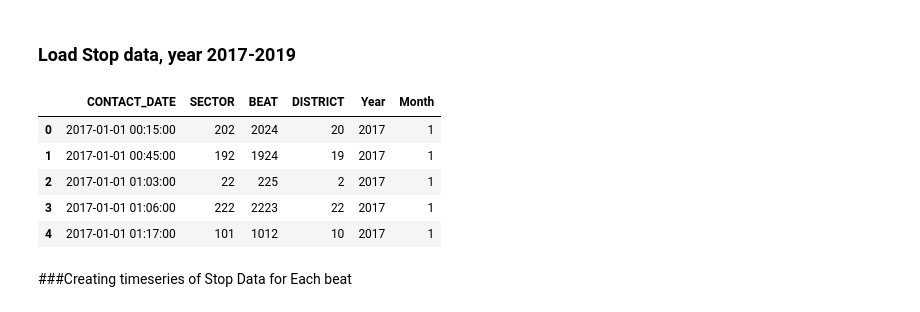
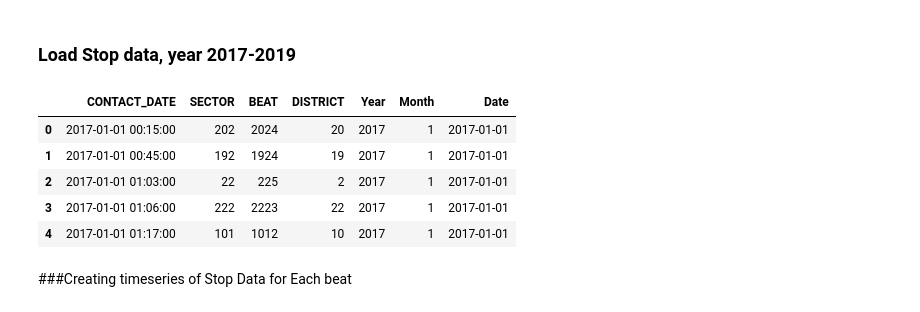
Before and after one commit to Tasfia48/Predictive_Policing, a Jupyter notebook: Stop_and_Crime_Data_beatwise_analysis.ipynb, the cells around one changed output. Drawn from its saved outputs; the diff is of its cells as text; code cells hidden in the pictures.

```diff
--- a/Stop_and_Crime_Data_beatwise_analysis.ipynb
+++ b/Stop_and_Crime_Data_beatwise_analysis.ipynb
@@ -24,11 +51,13 @@ df = pd.read_csv('/content/drive/My Drive/CPD/Stop Data/StopData(2017-2019).csv'
 # %%
 df['CONTACT_DATE']=pd.to_datetime(df['CONTACT_DATE'])
 df= df[['CONTACT_DATE','SECTOR','BEAT','DISTRICT','Year',	'Month']]
+df['Date'] = df['CONTACT_DATE'].dt.date
+df['Date']=pd.to_datetime(df['Date'])
 df.head()
 # %% [output]
-|  | CONTACT_DATE | SECTOR | BEAT | DISTRICT | Year | Month |
-| 0 | 2017-01-01 00:15:00 | 202 | 2024 | 20 | 2017 | 1 |
-| 1 | 2017-01-01 00:45:00 | 192 | 1924 | 19 | 2017 | 1 |
-| 2 | 2017-01-01 01:03:00 | 22 | 225 | 2 | 2017 | 1 |
-| 3 | 2017-01-01 01:06:00 | 222 | 2223 | 22 | 2017 | 1 |
-| 4 | 2017-01-01 01:17:00 | 101 | 1012 | 10 | 2017 | 1 |
+|  | CONTACT_DATE | SECTOR | BEAT | DISTRICT | Year | Month | Date |
+| 0 | 2017-01-01 00:15:00 | 202 | 2024 | 20 | 2017 | 1 | 2017-01-01 |
+| 1 | 2017-01-01 00:45:00 | 192 | 1924 | 19 | 2017 | 1 | 2017-01-01 |
+| 2 | 2017-01-01 01:03:00 | 22 | 225 | 2 | 2017 | 1 | 2017-01-01 |
+| 3 | 2017-01-01 01:06:00 | 222 | 2223 | 22 | 2017 | 1 | 2017-01-01 |
+| 4 | 2017-01-01 01:17:00 | 101 | 1012 | 10 | 2017 | 1 | 2017-01-01 |
```
Also changed, not shown: parts of 23 cells of this notebook.
